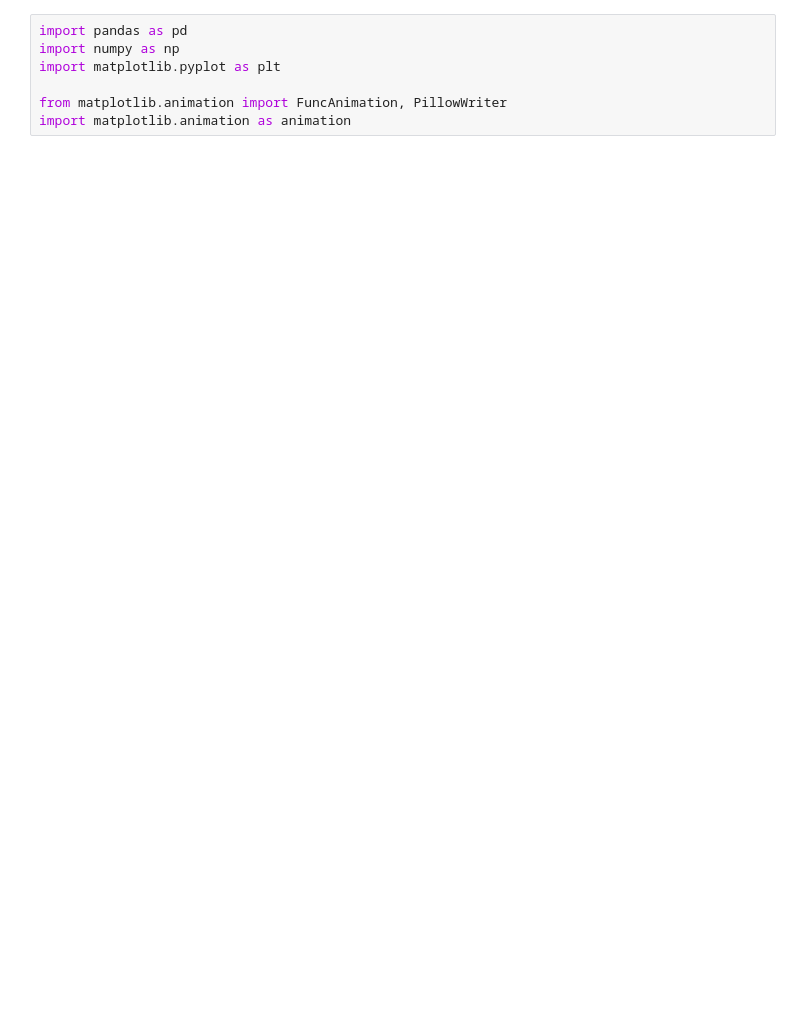
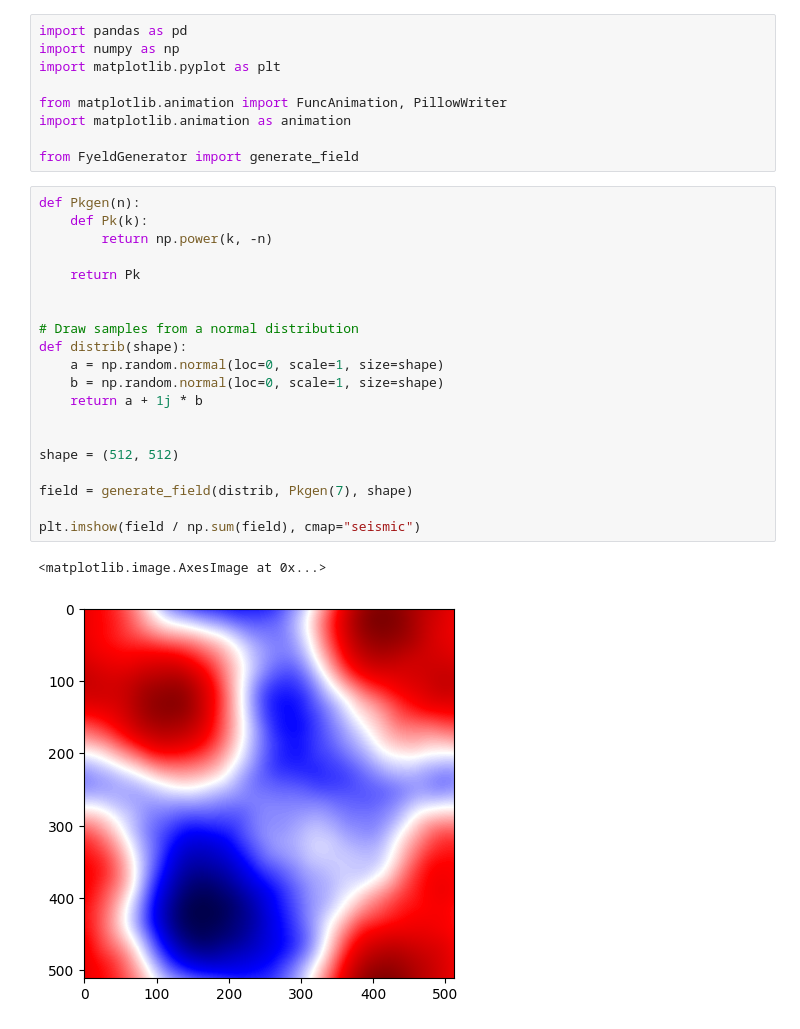
Before and after one commit to ShreyanSen/gen_art, a Jupyter notebook: game_of_life/probabilistic_gol.ipynb, the cells around one changed output. Cells and saved outputs as stored; diff of their text form; blank space fills up the shorter version.

```diff
--- a/game_of_life/probabilistic_gol.ipynb
+++ b/game_of_life/probabilistic_gol.ipynb
@@ -5,3 +5,28 @@ import matplotlib.pyplot as plt
 
 from matplotlib.animation import FuncAnimation, PillowWriter
 import matplotlib.animation as animation
+
+from FyeldGenerator import generate_field
+# %%
+def Pkgen(n):
+    def Pk(k):
+        return np.power(k, -n)
+
+    return Pk
+
+
+# Draw samples from a normal distribution
+def distrib(shape):
+    a = np.random.normal(loc=0, scale=1, size=shape)
+    b = np.random.normal(loc=0, scale=1, size=shape)
+    return a + 1j * b
+
+
+shape = (512, 512)
+
+field = generate_field(distrib, Pkgen(7), shape)
+
+plt.imshow(field / np.sum(field), cmap="seismic")
+# %% [output]
+<matplotlib.image.AxesImage at 0x...>
+[figure, added]
```
Also changed, not shown: parts of 6 cells of this notebook, 3 other files.
